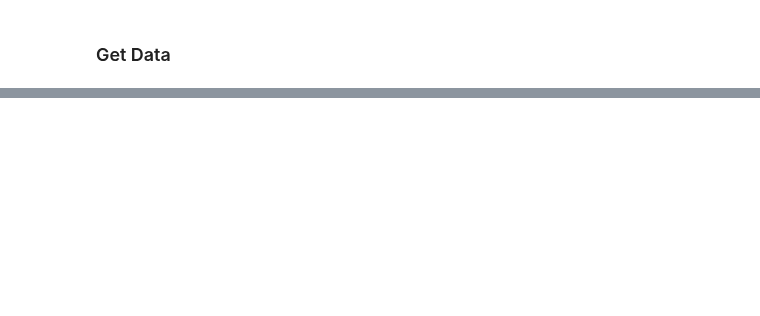
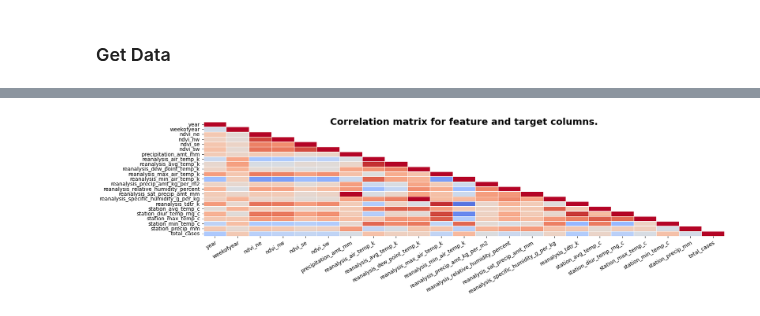
Before and after one commit to ButrosV/dengue-transfer-learn, a Jupyter notebook: notebooks/01_eda_dengue.ipynb, the cells around one changed output, grey strips where cells are left out. Drawn from its saved outputs; the diff is of its cells as text; code cells hidden in the pictures; blank space fills up the shorter version.

Commit message:
dataset level analysis: correlations, NaNs, datatypes

```diff
--- a/notebooks/01_eda_dengue.ipynb
+++ b/notebooks/01_eda_dengue.ipynb
@@ -46,6 +75,9 @@ def random_color():
 # %%
 cnfg = ProjectConfig.load_configuration()
 PATH_TO_RAW_DATA = cnfg.data.dirs["raw"]
-FILE_TRAIN_RAW = cnfg.data.files["features_train"]
+FILE_TRAIN_RAW= cnfg.data.files["features_train"]
+FILE_TEST_RAW = cnfg.data.files["features_test"]
+FILE_LABELS_RAW = cnfg.data.files["labels_train"]
+TARGET = "total_cases"
 # %% [markdown]
 ### Get Data
@@ -58,0 +215,35 @@ df_raw.sample(1)
+# %%
+def compute_correlations_matrix(data: pd.DataFrame,
+                               annot: bool = False,
+                               figsize: tuple = (17, 5),
+                                cmap:str = "PuBuGn"):
+    """
+    Compute and display a heatmap of the correlation matrix for numerical features.
+    :param data: pandas DataFrame containing the input data.
+    :return: pandas DataFrame of the correlation matrix.
+    """
+    plt.figure(figsize=figsize)
+    correlation_matrix = data.select_dtypes(include="number").corr()
+    triangular_matrix = np.triu(correlation_matrix, k=1)
+
+    sns.heatmap(data=correlation_matrix,
+                center=0,
+                cmap=cmap,
+                cbar=False,
+                # cbar_kws={'shrink': 0.8, 'label': 'Correlation'},
+                annot=annot,
+                linewidths=0.5,
+                mask=triangular_matrix,
+               )
+    plt.xticks(rotation=30, ha="right", rotation_mode="anchor")
+    plt.title("Correlation matrix for feature and target columns.",
+                fontsize=18, fontweight='bold', y=0.95)
+    plt.tight_layout();
+# %%
+compute_correlations_matrix(
+    data=pd.concat([df_train_raw, df_labels_raw[TARGET]], axis=1),
+    cmap="coolwarm",
+    # annot=True
+)
+# %% [output]
+[figure, added]
```
Also changed, not shown: parts of 31 cells of this notebook.
